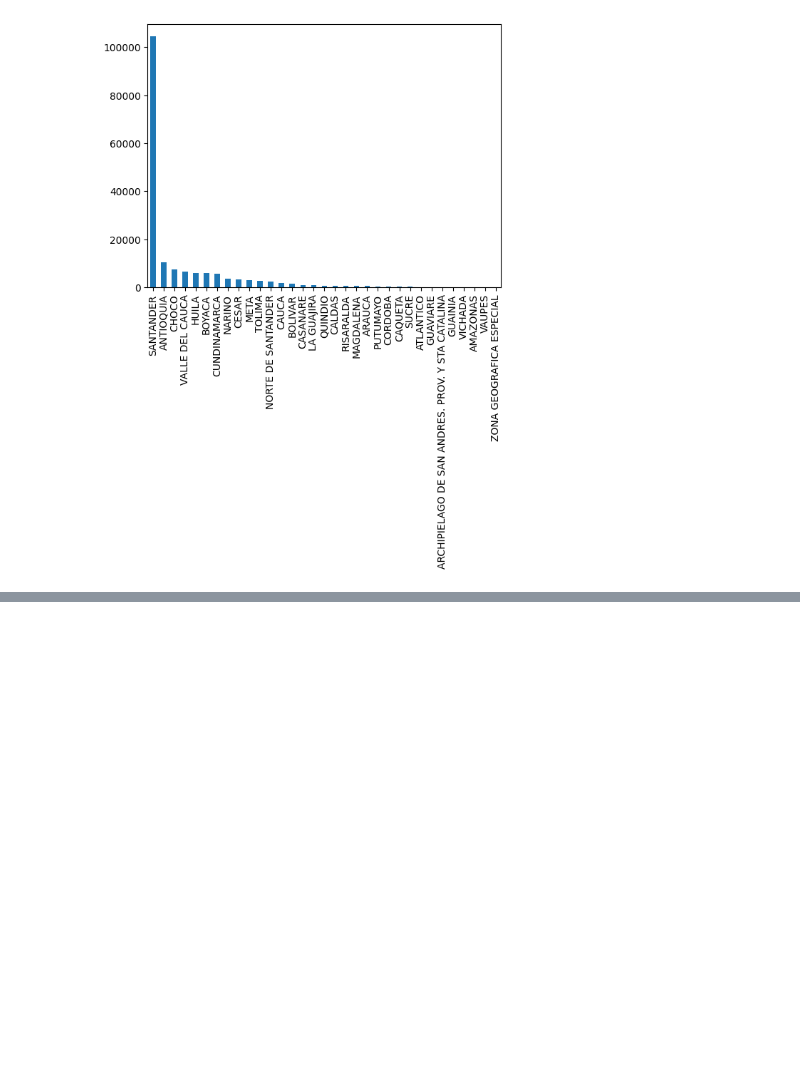
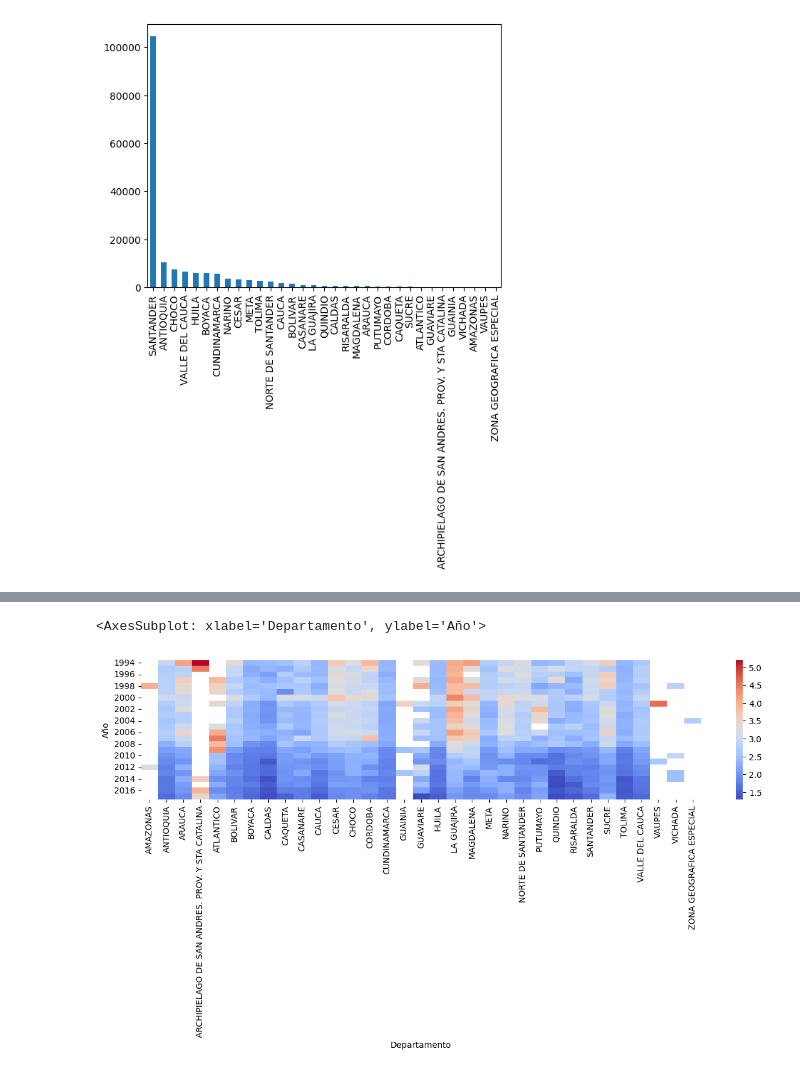
Before and after one commit to EDGAR-BARAHONA/Programacion-Python-Gis, a Jupyter notebook: Analitica/AnalisisSismico.ipynb, the cells around one changed output, grey strips where cells are left out. Cells and saved outputs as stored; diff of their text form; code cells hidden in the pictures; blank space fills up the shorter version.

```diff
--- a/Analitica/AnalisisSismico.ipynb
+++ b/Analitica/AnalisisSismico.ipynb
@@ -173 +263,10 @@ SismosDpto.plot.bar()
+# %%
+pivoted_df2 = pd.pivot_table(data=sismos, index="Año", columns="Departamento", values="Magnitud_ML")
+pivoted_df2 = pivoted_df2.drop(columns=['ARCHIPIELAGO DE SAN ANDRES. PROV. Y STA CATALINA', 'GUAINIA', 'VAUPES','VICHADA', 'ZONA GEOGRAFICA ESPECIAL', 'AMAZONAS', 'GUAVIARE', 'ATLANTICO'])
+
+plt.figure(figsize=(15, 3)) # We can set the size using matplotlib
+sns.heatmap(pivoted_df2, cmap="coolwarm") # cmap defines the color palet
+# %% [output]
+<AxesSubplot: xlabel='Departamento', ylabel='Año'>
+[figure, added]
 # %%
```
Also changed, not shown: parts of 24 cells of this notebook.
